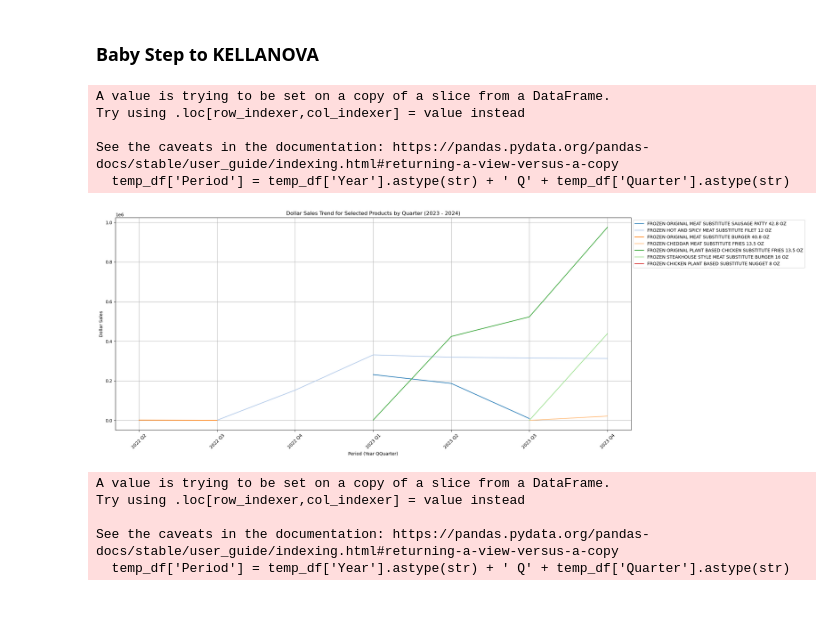
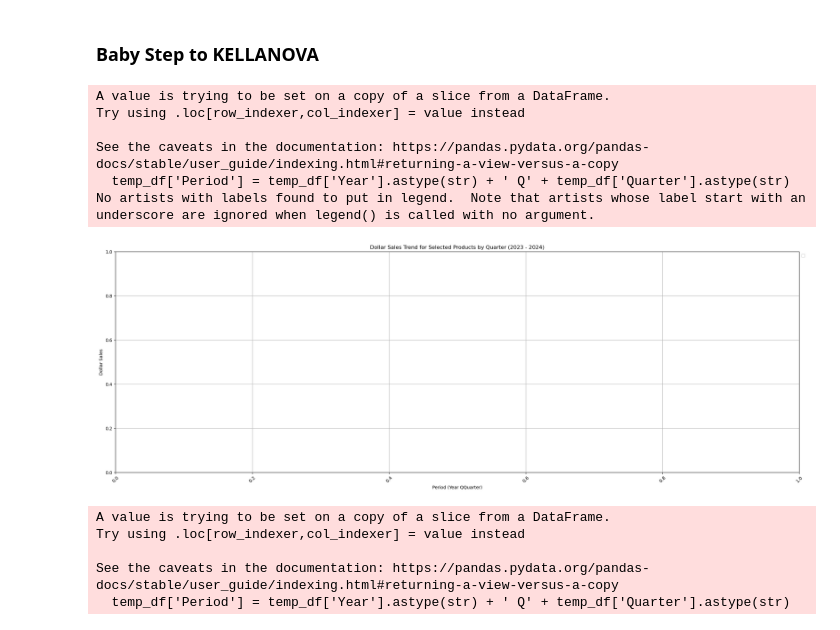
Before and after one commit to georgeftd9/Conagra_Project, a Jupyter notebook: Top_7 Analysis_Aishwarya_Cleaning.ipynb, the cells around one changed output. Cells and saved outputs as stored; diff of their text form; code cells hidden in the pictures.

```diff
--- a/Top_7 Analysis_Aishwarya_Cleaning.ipynb
+++ b/Top_7 Analysis_Aishwarya_Cleaning.ipynb
@@ -237,3 +239,35 @@ plt.xticks(rotation=45)
 plt.show()
 # %% [output]
 [figure]
+# %%
+manufacturer_sales = filtered_df.groupby(['Geography', 'Manufacturer Name'])['Dollar Sales'].sum().unstack().fillna(0)
+
+# Create a cumulative sum for the stacked bars
+cumulative_sales = manufacturer_sales.cumsum(axis=1)
+
+# Plot setup
+plt.figure(figsize=(10, 6))
+
+# Create stacked bars
+colors = sns.color_palette('pastel', n_colors=len(manufacturer_sales.columns))
+
+# Starting with the top-most layer as it needs to be plotted first (so the next layers are below it)
+for i, (manufacturer, color) in enumerate(zip(manufacturer_sales.columns[::-1], colors[::-1])):
+    # The first manufacturer (last in the DataFrame after reversing) starts at 0
+    bottom = cumulative_sales[manufacturer] - manufacturer_sales[manufacturer] if i < len(manufacturer_sales.columns) - 1 else None
+    sns.barplot(x=manufacturer_sales.index, y=manufacturer_sales[manufacturer], color=color, label=manufacturer, bottom=bottom)
+
+# Add labels and title
+plt.xlabel('Geography')
+plt.ylabel('Dollar Sales')
+plt.title('Proportional Sales by Geography and Manufacturer')
+
+# Rotate x-axis labels for better readability
+plt.xticks(rotation=45)
+
+# Move the legend outside of the plot
+plt.legend(title='Manufacturer Name', bbox_to_anchor=(1.05, 1), loc='upper left')
+
+# Show plot
+plt.tight_layout()
+plt.show()
@@ -458,7 +523,7 @@ temp
 # %% [markdown]
 ### Baby Step to KELLANOVA
 # %%
-temp = time_product_filtered_df[time_product_filtered_df['Manufacturer Name'] == 'KELLANOVA'].sort_values('Manufacturer Name')
+temp = time_product_filtered_df[time_product_filtered_df['Manufacturer Name'] == 'IMPOSSIBLE'].sort_values('Manufacturer Name')
 #temp = time_product_filtered_df[time_product_filtered_df['Manufacturer Name'] == 'IMPOSSIBLE FOODS INC'].sort_values('Manufacturer Name')
 temp_df = filtered_df
 temp_df['Period'] = temp_df['Year'].astype(str) + ' Q' + temp_df['Quarter'].astype(str)
@@ -470,34 +535,35 @@ product_filtered_df = temp_df[filtered_df['Product Name'].isin(products_of_inter
 # Aggregate 'Dollar Sales' by 'Year' and 'Product Name'
 aggregated_df = product_filtered_df.groupby(['Period', 'Product Name']).agg({'Dollar Sales': 'sum'}).reset_index()
 
 # Pivot the DataFrame to have 'Product Name' as columns, 'Year' as the index, and 'Dollar Sales' as values
 pivoted_df = aggregated_df.pivot(index='Period', columns='Product Name', values='Dollar Sales')
 pivoted_df
 
 
 
 # Create a color palette with a unique color for each product
 color_palette = plt.cm.tab20(np.linspace(0, 1, 20))
 plt.figure(figsize=(30, 8))
 for i, product in enumerate(products_of_interest):
     plt.plot(pivoted_df.index, pivoted_df[product], label=product, color=color_palette[i])
 
 plt.title('Dollar Sales Trend for Selected Products by Quarter (2023 - 2024)')
 plt.xlabel('Period (Year QQuarter)')
 plt.ylabel('Dollar Sales')
 plt.xticks(rotation=45)
 
 plt.legend(loc='upper left', bbox_to_anchor=(1, 1))
 plt.grid(True)
 plt.tight_layout(rect=[0, 0, 0.75, 1])
 plt.show()
 # %% [output]
 A value is trying to be set on a copy of a slice from a DataFrame.
 Try using .loc[row_indexer,col_indexer] = value instead
 
 See the caveats in the documentation: https://pandas.pydata.org/pandas-docs/stable/user_guide/indexing.html#returning-a-view-versus-a-copy
   temp_df['Period'] = temp_df['Year'].astype(str) + ' Q' + temp_df['Quarter'].astype(str)
+No artists with labels found to put in legend.  Note that artists whose label start with an underscore are ignored when legend() is called with no argument.
-[figure, old version]
+[figure, new version]
 # %%
 temp = time_product_filtered_df[time_product_filtered_df['Manufacturer Name'] == 'KELLANOVA'].sort_values('Manufacturer Name')
 #temp = time_product_filtered_df[time_product_filtered_df['Manufacturer Name'] == 'IMPOSSIBLE FOODS INC'].sort_values('Manufacturer Name')
```
Also changed, not shown: parts of 5 cells of this notebook.
